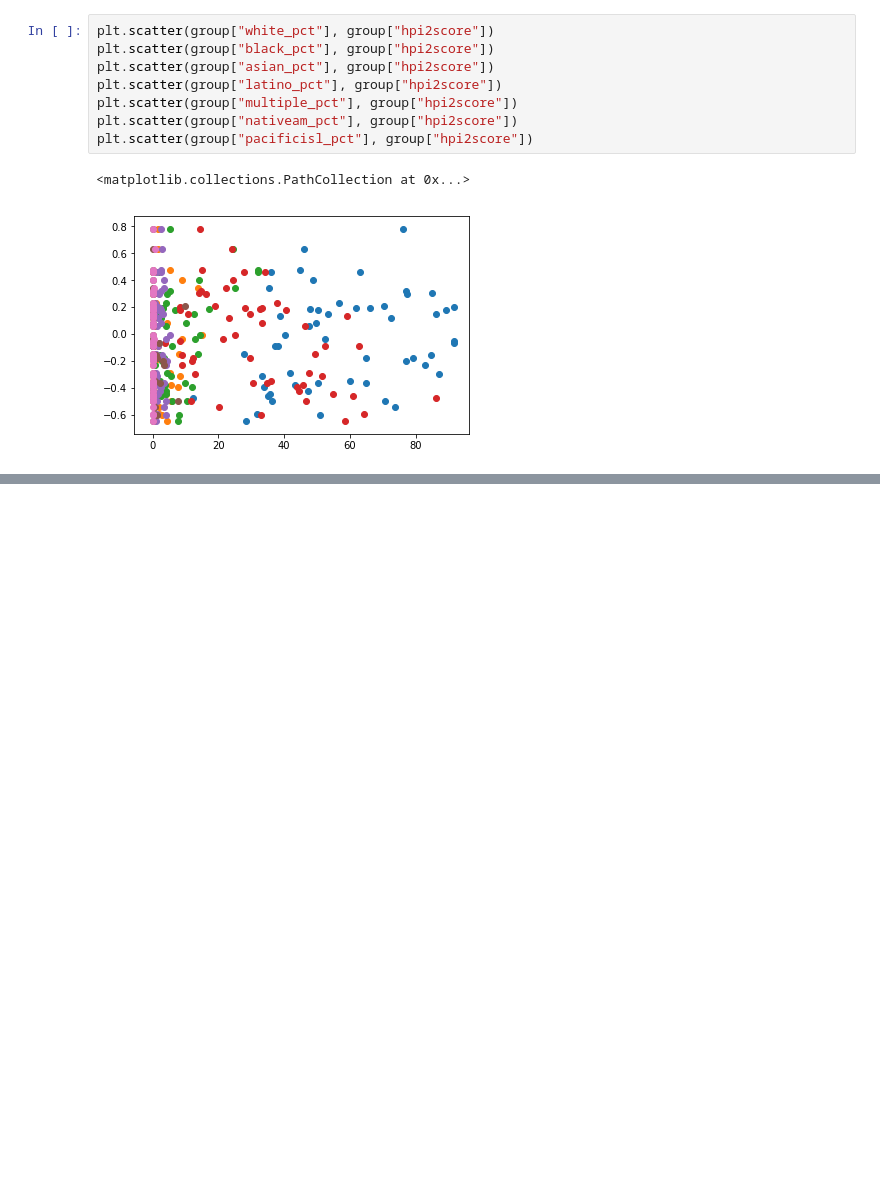
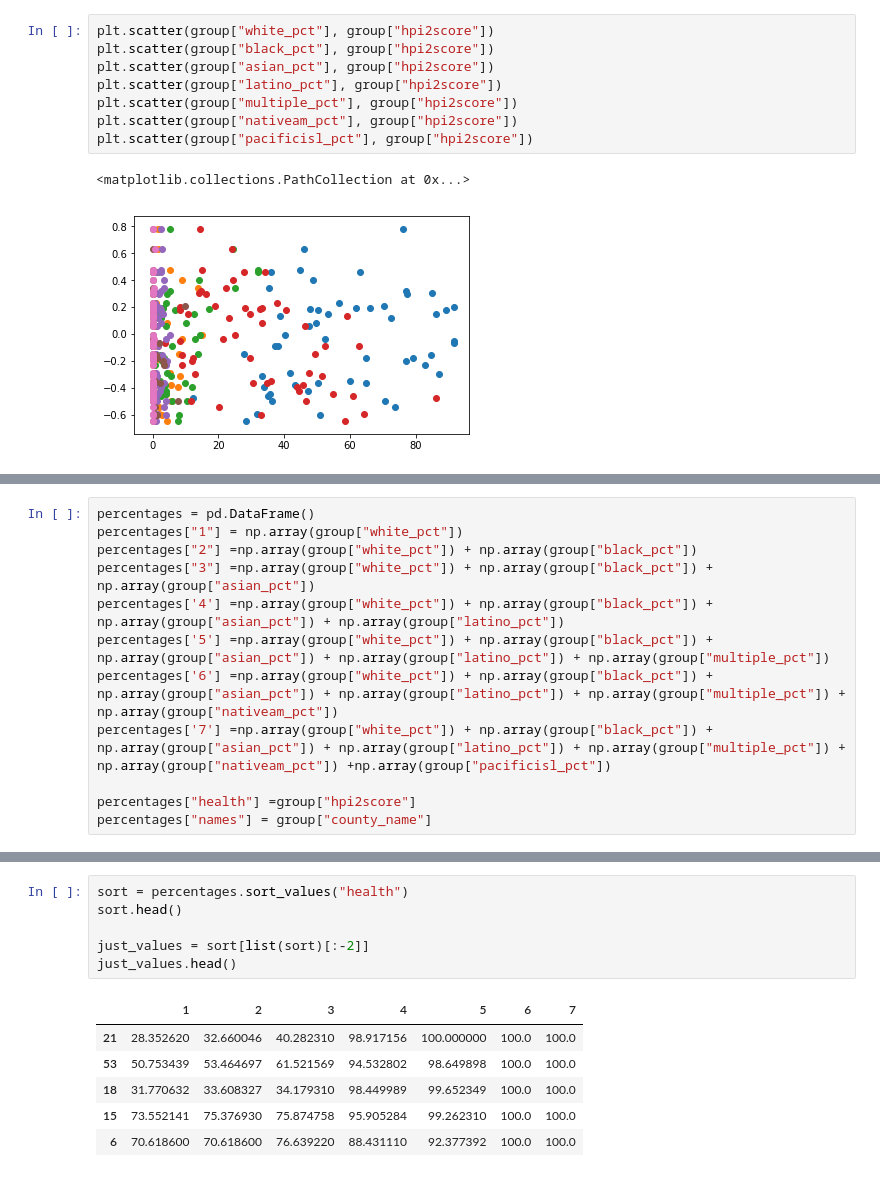
Before and after one commit to Jesse-mk/COGS108_Repo, a Jupyter notebook: SD_hpiscore_map.ipynb, the cells around one changed output, grey strips where cells are left out. Drawn from its saved outputs; the diff is of its cells as text; blank space fills up the shorter version.

```diff
--- a/SD_hpiscore_map.ipynb
+++ b/SD_hpiscore_map.ipynb
@@ -360,0 +378,12 @@ plt.scatter(group["pacificisl_pct"], group["hpi2score"])
+# %%
+percentages = pd.DataFrame()
+percentages["1"] = np.array(group["white_pct"])
+percentages["2"] =np.array(group["white_pct"]) + np.array(group["black_pct"])
+percentages["3"] =np.array(group["white_pct"]) + np.array(group["black_pct"]) + np.array(group["asian_pct"])
+percentages['4'] =np.array(group["white_pct"]) + np.array(group["black_pct"]) + np.array(group["asian_pct"]) + np.array(group["latino_pct"])
+percentages['5'] =np.array(group["white_pct"]) + np.array(group["black_pct"]) + np.array(group["asian_pct"]) + np.array(group["latino_pct"]) + np.array(group["multiple_pct"])
+percentages['6'] =np.array(group["white_pct"]) + np.array(group["black_pct"]) + np.array(group["asian_pct"]) + np.array(group["latino_pct"]) + np.array(group["multiple_pct"]) +  np.array(group["nativeam_pct"])
+percentages['7'] =np.array(group["white_pct"]) + np.array(group["black_pct"]) + np.array(group["asian_pct"]) + np.array(group["latino_pct"]) + np.array(group["multiple_pct"]) +  np.array(group["nativeam_pct"]) +np.array(group["pacificisl_pct"])
+
+percentages["health"] =group["hpi2score"]
+percentages["names"] = group["county_name"]
@@ -360,0 +395,13 @@ plt.scatter(group["pacificisl_pct"], group["hpi2score"])
+# %%
+sort = percentages.sort_values("health")
+sort.head()
+
+just_values = sort[list(sort)[:-2]]
+just_values.head()
+# %% [output]
+|  | 1 | 2 | 3 | 4 | 5 | 6 | 7 |
+| 21 | 28.352620 | 32.660046 | 40.282310 | 98.917156 | 100.000000 | 100.0 | 100.0 |
+| 53 | 50.753439 | 53.464697 | 61.521569 | 94.532802 | 98.649898 | 100.0 | 100.0 |
+| 18 | 31.770632 | 33.608327 | 34.179310 | 98.449989 | 99.652349 | 100.0 | 100.0 |
+| 15 | 73.552141 | 75.376930 | 75.874758 | 95.905284 | 99.262310 | 100.0 | 100.0 |
+| 6 | 70.618600 | 70.618600 | 76.639220 | 88.431110 | 92.377392 | 100.0 | 100.0 |
```
Also changed, not shown: parts of 11 cells of this notebook.
